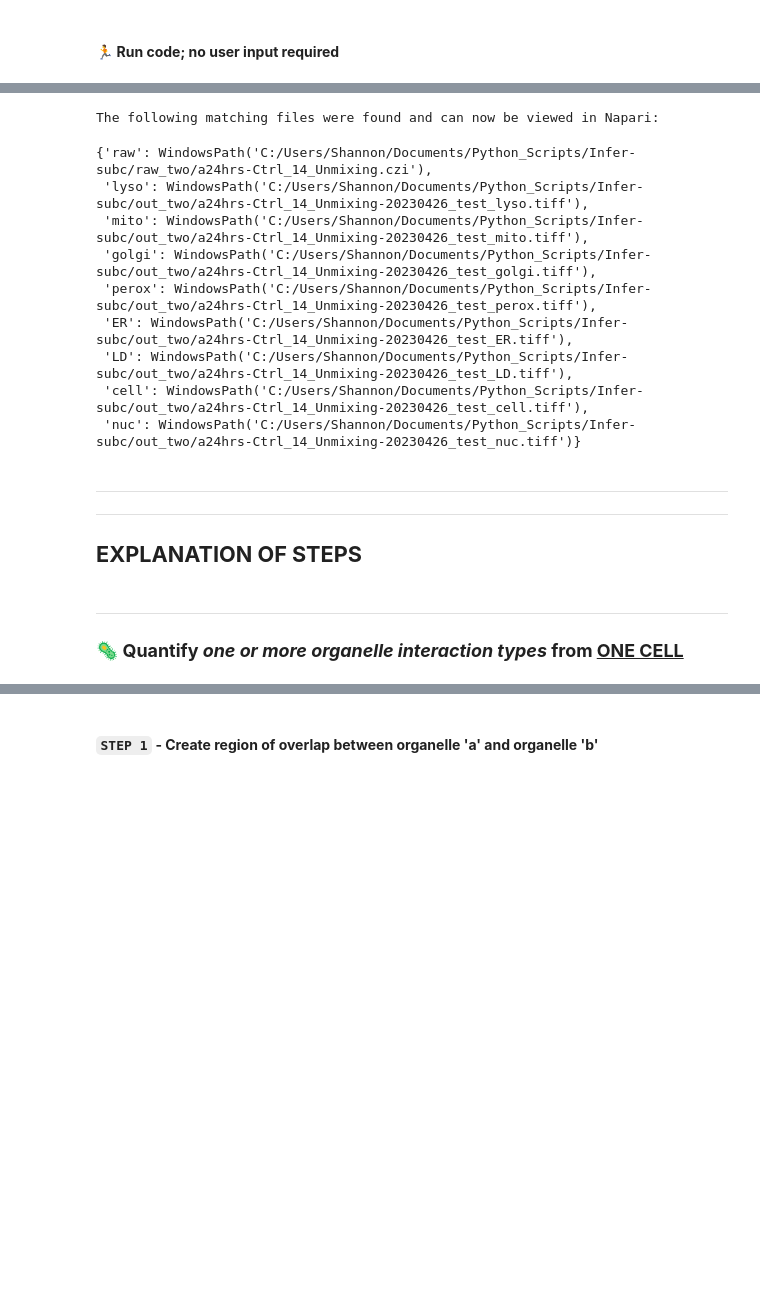
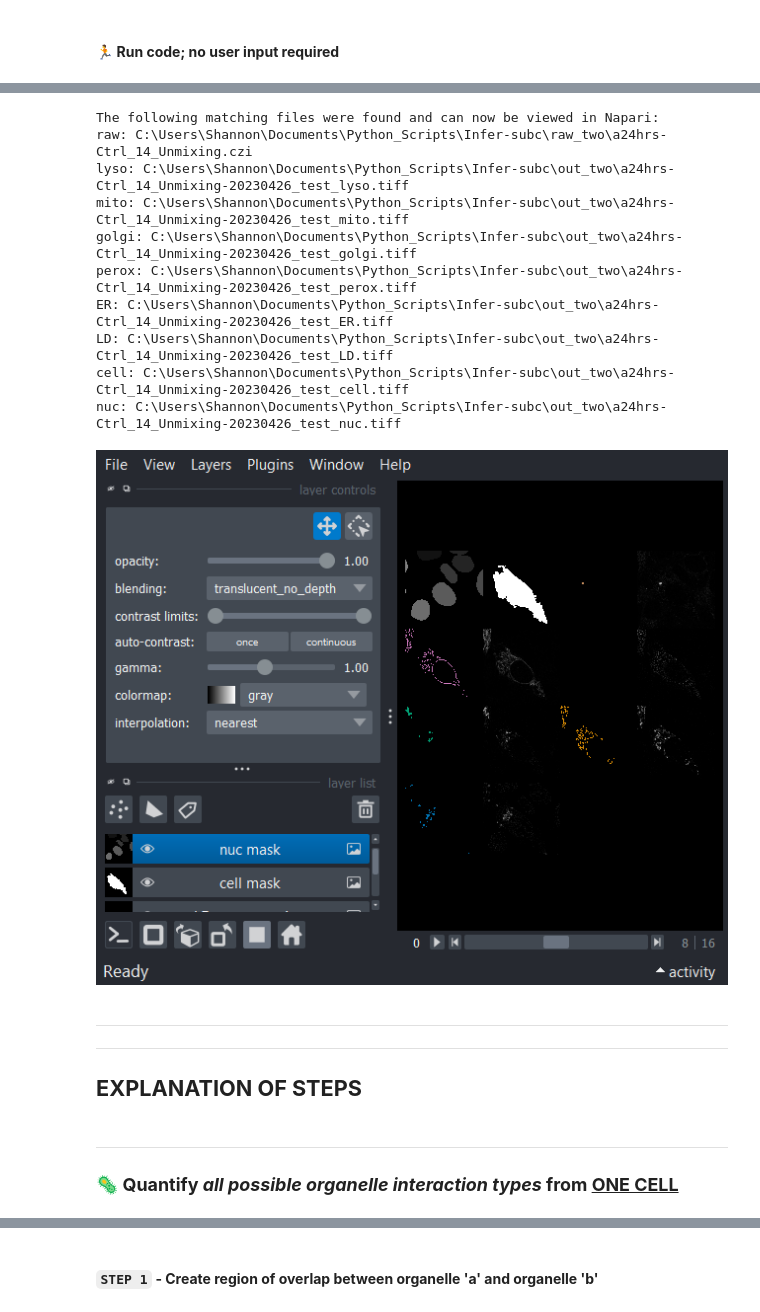
Before and after one commit to SCohenLab/infer-subc, a Jupyter notebook: notebooks/part_2_quantification/2.2_organelle_interactions.ipynb, the cells around one changed output, grey strips where cells are left out. Drawn from its saved outputs; the diff is of its cells as text; code cells hidden in the pictures; blank space fills up the shorter version.

Commit message:
reformat method_interaction for multiway

```diff
--- a/notebooks/part_2_quantification/2.2_organelle_interactions.ipynb
+++ b/notebooks/part_2_quantification/2.2_organelle_interactions.ipynb
@@ -295,34 +309,48 @@ mask_name = "cell"
 all_suffixes = org_file_names + regions_file_names
 filez = find_segmentation_tiff_files(file_path, all_suffixes, seg_data_path, suffix_separator)
 
-# read the segmentation and masks/regions files into memory
+# read the segmentation, masks/regions, and intensity channels into memory
+intensities = [img_data[ch] for ch in org_channels_ordered]
 organelles = [read_tiff_image(filez[org]) for org in org_file_names]
-regions = []
-for m in regions_file_names:
-    mfile = read_tiff_image(filez[m])
-    regions.append(mfile)
+regions = [read_tiff_image(filez[reg]) for reg in regions_file_names]
 
-# match the intensity channels to the segmentation files
-intensities = [img_data[ch] for ch in org_channels_ordered]
+# specifiy the mask image
+mask = regions[regions_file_names.index(mask_name)]
+
+
+# define color maps for visualization throughout
+n_org = len(organelles)
+if n_org<=10:
+    colors = sns.color_palette(palette="colorblind", n_colors=n_org).as_hex()
+elif n_org>10 and n_org<=20:
+    colors = sns.color_palette(palette="tab20", n_colors=n_org).as_hex()
+else:
+    colors = sns.color_palette(palette="hsv", n_colors=n_org).as_hex()
+    Warnings.warn("More than 20 organelles selected. Colors may be hard to distinguish.")
 
 # open viewer and add images
 viewer = napari.Viewer()
+for o, org in enumerate(org_file_names):
+    viewer.add_image(intensities[o],
+                     scale=scale,
+                     name=f"{org} intensity channel")
+    viewer.add_image(organelles[o],
+                      scale=scale,
+                      name=f"{org} segmentation",
+                      colormap=colors[o],
+                      contrast_limits=(0,1),
+                      blending='additive')
+
 for r, reg in enumerate(regions_file_names):
     viewer.add_image(regions[r],
                      scale=scale,
                      name=f"{reg} mask")
-
-# colors = ["red", "bop orange", "yellow", "green", "blue", "cyan", "magenta", "bop purple"]
-for o, org in enumerate(org_file_names):
-    viewer.add_image(intensities[o],
-                     scale=scale,
-                     name=f"{org} intensity channel")
-    viewer.add_labels(organelles[o],
-                      scale=scale,
-                      name=f"{org} segmentation")
 viewer.grid.enabled = True
 viewer.reset_view()
 
-print("The following matching files were found and can now be viewed in Napari:")
-filez
+print("\nThe following matching files were found and can now be viewed in Napari:")
+for k,v in filez.items(): print(f"{k}: {v}")
+
+# screenshot of viewer
+nbscreenshot(viewer, canvas_only = False)
 # %% [output]
@@ -331,17 +359,18 @@ WARNING: QWindowsWindow::setGeometry: Unable to set geometry 1086x661+1530+213 (
 The following matching files were found and can now be viewed in Napari:
+raw: C:\Users\Shannon\Documents\Python_Scripts\Infer-subc\raw_two\a24hrs-Ctrl_14_Unmixing.czi
+lyso: C:\Users\Shannon\Documents\Python_Scripts\Infer-subc\out_two\a24hrs-Ctrl_14_Unmixing-20230426_test_lyso.tiff
+mito: C:\Users\Shannon\Documents\Python_Scripts\Infer-subc\out_two\a24hrs-Ctrl_14_Unmixing-20230426_test_mito.tiff
+golgi: C:\Users\Shannon\Documents\Python_Scripts\Infer-subc\out_two\a24hrs-Ctrl_14_Unmixing-20230426_test_golgi.tiff
+perox: C:\Users\Shannon\Documents\Python_Scripts\Infer-subc\out_two\a24hrs-Ctrl_14_Unmixing-20230426_test_perox.tiff
+ER: C:\Users\Shannon\Documents\Python_Scripts\Infer-subc\out_two\a24hrs-Ctrl_14_Unmixing-20230426_test_ER.tiff
+LD: C:\Users\Shannon\Documents\Python_Scripts\Infer-subc\out_two\a24hrs-Ctrl_14_Unmixing-20230426_test_LD.tiff
+cell: C:\Users\Shannon\Documents\Python_Scripts\Infer-subc\out_two\a24hrs-Ctrl_14_Unmixing-20230426_test_cell.tiff
+nuc: C:\Users\Shannon\Documents\Python_Scripts\Infer-subc\out_two\a24hrs-Ctrl_14_Unmixing-20230426_test_nuc.tiff
-{'raw': WindowsPath('C:/Users/Shannon/Documents/Python_Scripts/Infer-subc/raw_two/a24hrs-Ctrl_14_Unmixing.czi'),
- 'lyso': WindowsPath('C:/Users/Shannon/Documents/Python_Scripts/Infer-subc/out_two/a24hrs-Ctrl_14_Unmixing-20230426_test_lyso.tiff'),
- 'mito': WindowsPath('C:/Users/Shannon/Documents/Python_Scripts/Infer-subc/out_two/a24hrs-Ctrl_14_Unmixing-20230426_test_mito.tiff'),
- 'golgi': WindowsPath('C:/Users/Shannon/Documents/Python_Scripts/Infer-subc/out_two/a24hrs-Ctrl_14_Unmixing-20230426_test_golgi.tiff'),
- 'perox': WindowsPath('C:/Users/Shannon/Documents/Python_Scripts/Infer-subc/out_two/a24hrs-Ctrl_14_Unmixing-20230426_test_perox.tiff'),
- 'ER': WindowsPath('C:/Users/Shannon/Documents/Python_Scripts/Infer-subc/out_two/a24hrs-Ctrl_14_Unmixing-20230426_test_ER.tiff'),
- 'LD': WindowsPath('C:/Users/Shannon/Documents/Python_Scripts/Infer-subc/out_two/a24hrs-Ctrl_14_Unmixing-20230426_test_LD.tiff'),
- 'cell': WindowsPath('C:/Users/Shannon/Documents/Python_Scripts/Infer-subc/out_two/a24hrs-Ctrl_14_Unmixing-20230426_test_cell.tiff'),
- 'nuc': WindowsPath('C:/Users/Shannon/Documents/Python_Scripts/Infer-subc/out_two/a24hrs-Ctrl_14_Unmixing-20230426_test_nuc.tiff')}
+[figure, added]
 # %% [markdown]
 ------
 -----
 ## **EXPLANATION OF STEPS**
 # %% [markdown]
 -----
-### 🦠 **Quantify *one or more organelle interaction types* from <ins>ONE CELL</ins>**
+### 🦠 **Quantify *all possible organelle interaction types* from <ins>ONE CELL</ins>**
```
Also changed, not shown: parts of 15 cells of this notebook, 7 other files.
